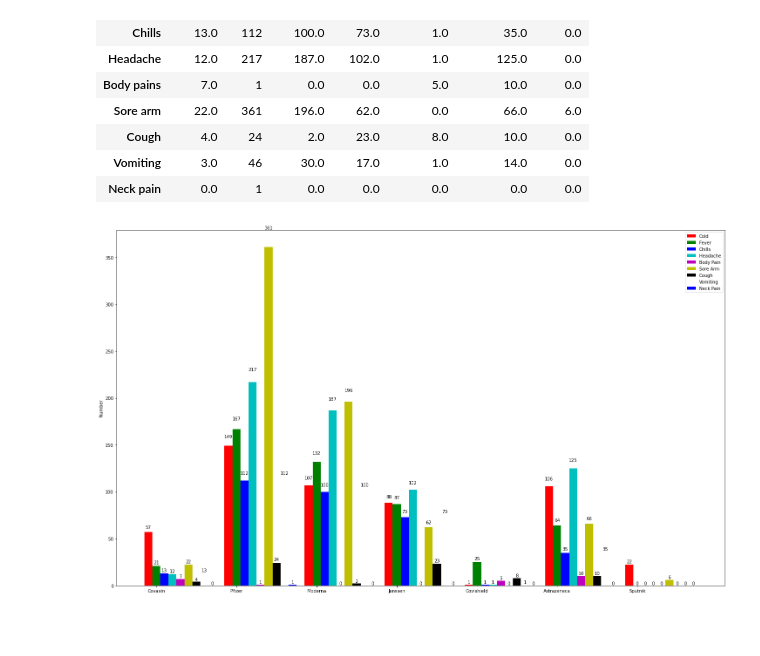
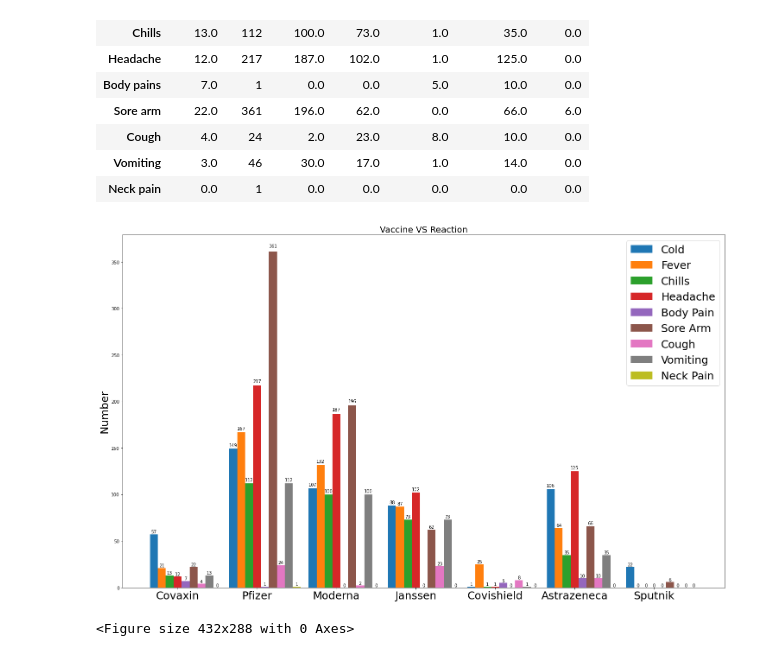
Before and after one commit to betty6you/TeamProject_group6, a Jupyter notebook: Vacc_Brands_Reactions.ipynb, the cells around one changed output. Saved outputs shown, nothing was run; the diff lists cells and outputs as text; code cells hidden in the pictures; blank space fills up the shorter version.

```diff
--- a/Vacc_Brands_Reactions.ipynb
+++ b/Vacc_Brands_Reactions.ipynb
@@ -107,9 +107,6 @@ df
 | Vomiting | 3.0 | 46 | 30.0 | 17.0 | 1.0 | 14.0 | 0.0 |
 | Neck pain | 0.0 | 1 | 0.0 | 0.0 | 0.0 | 0.0 | 0.0 |
 # %%
-brand=['Covaxin', 'Pfizer', 'Moderna','Janssen','Covishield','Astrazeneca','Sputnik']
-Cold=[57.0,	149,	107.0,	88.0,	1.0,	106.0,	22.0]
-Fever=[21,167,132,87,25,64,0]
 import numpy as np
 import matplotlib.pyplot as plt
 
@@ -122,45 +119,48 @@ fig = plt.figure(figsize=(25, 15))
 ax = fig.add_subplot(111)
 
 yvals = [57.0,	149,	107.0,	88.0,	1.0,	106.0,	22.0]
-rects1 = ax.bar(ind, yvals, width, color='r')
+rects1 = ax.bar(ind, yvals, width)
 zvals = [21,167,132,87,25,64,0]
-rects2 = ax.bar(ind+width, zvals, width, color='g')
+rects2 = ax.bar(ind+width, zvals, width)
 kvals = [13.0,	112,	100.0,	73.0,	1.0,	35.0,	0]
-rects3 = ax.bar(ind+width*2, kvals, width, color='b')
+rects3 = ax.bar(ind+width*2, kvals, width)
 lvals=[12.0,	217,	187.0,	102.0,	1,	125.0,	0.0]
-rects4=ax.bar(ind+width*3,lvals,width,color='c')
+rects4=ax.bar(ind+width*3,lvals,width)
 mvals=[7.0,	1,	0.0,	0.0,	5.0,	10.0,	0.0]
-rects5=ax.bar(ind+width*4,mvals,width,color='m')
+rects5=ax.bar(ind+width*4,mvals,width)
 nvals=[22.0,	361,	196.0,	62.0,	0.0,	66.0,	6.0]
-rects6 = ax.bar(ind+width*5, nvals, width, color='y')
+rects6 = ax.bar(ind+width*5, nvals, width)
 ovals=[4.0,	24,	2.0,	23.0,	8.0,	10.0,	0.0]
-rects7 = ax.bar(ind+width*6, ovals, width, color='k')
+rects7 = ax.bar(ind+width*6, ovals, width)
 pvals=[3.0,	46,	30.0,	17.0,	1.0,	14.0,	0.0]
-rects8 = ax.bar(ind+width*7, kvals, width, color='w')
+rects8 = ax.bar(ind+width*7, kvals, width)
 qvals=[0.0,	1,	0.0,	0.0,	0.0,	0.0,	0.0]
-rects9=ax.bar(ind+width*8,qvals, width, color='b')
+rects9=ax.bar(ind+width*8,qvals, width)
 
-ax.set_ylabel('Number')
-ax.set_xticks(ind+width)
-ax.set_xticklabels( ('Covaxin', 'Pfizer', 'Moderna','Janssen','Covishield','Astrazeneca','Sputnik') )
-ax.legend( (rects1[0], rects2[0], rects3[0],rects4[0],rects5[0],rects6[0],rects7[0],rects8[0],rects9[0]), ('Cold', 'Fever', 'Chills','Headache','Body Pain','Sore Arm','Cough','Vomiting','Neck Pain') )
+ax.set_ylabel('Number',fontsize=25)
+ax.set_title('Vaccine VS Reaction',fontsize=20)
+ax.set_xticks(ind+width*3)
+ax.set_xticklabels( ('Covaxin', 'Pfizer', 'Moderna','Janssen','Covishield','Astrazeneca','Sputnik'),fontsize=25 )
+ax.legend( (rects1[0], rects2[0], rects3[0],rects4[0],rects5[0],rects6[0],rects7[0],rects8[0],rects9[0]), ('Cold', 'Fever', 'Chills','Headache','Body Pain','Sore Arm','Cough','Vomiting','Neck Pain'),fontsize=25 )
 
 def autolabel(rects):
     for rect in rects:
         h = rect.get_height()
-        ax.text(rect.get_x()+rect.get_width()/2., 1.05*h, '%d'%int(h),
+        ax.text(rect.get_x()+rect.get_width()/2, 1.01*h, '%d'%int(h),
                 ha='center', va='bottom')
 
 autolabel(rects1)
 autolabel(rects2)
 autolabel(rects3)
 autolabel(rects4)
 autolabel(rects5)
 autolabel(rects6)
 autolabel(rects7)
 autolabel(rects8)
 autolabel(rects9)
 
 plt.show()
+plt.savefig('VaccineReaction.png',dpi=300)
 # %% [output]
-[figure, old version]
+[figure, new version]
+<Figure size 432x288 with 0 Axes>
```
Also changed, not shown: parts of 2 cells of this notebook.
